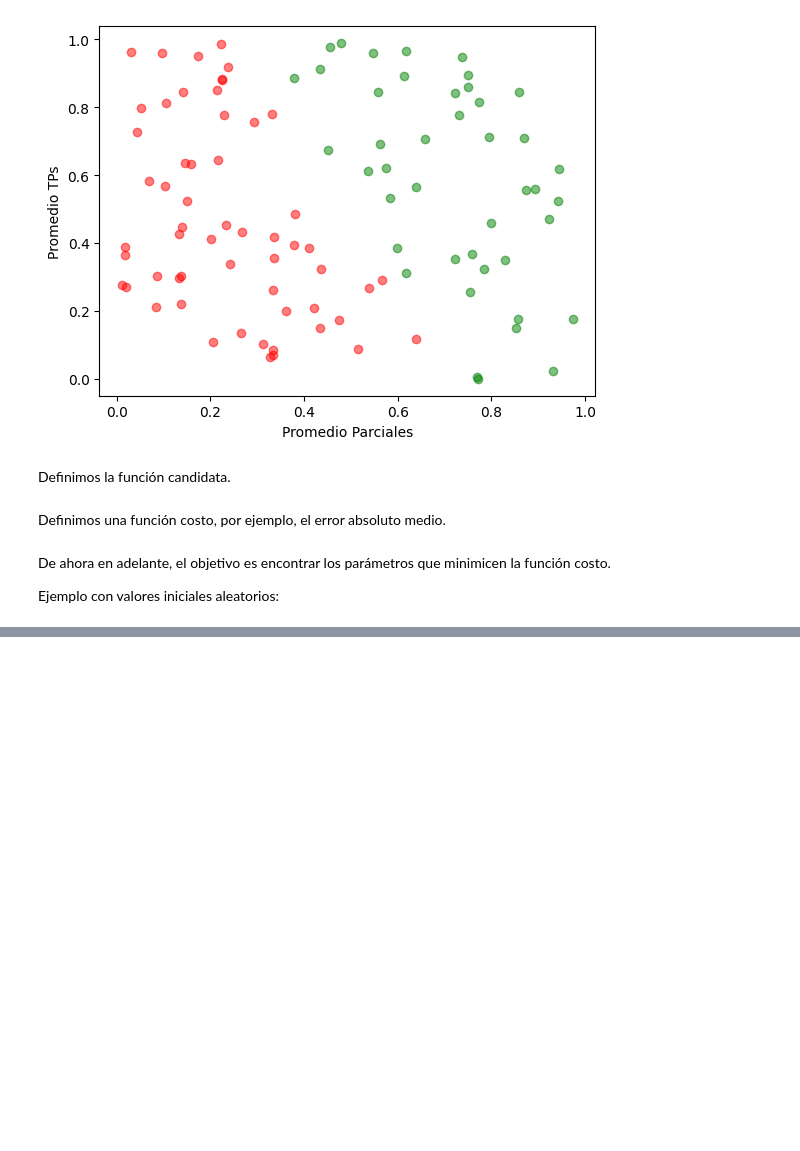
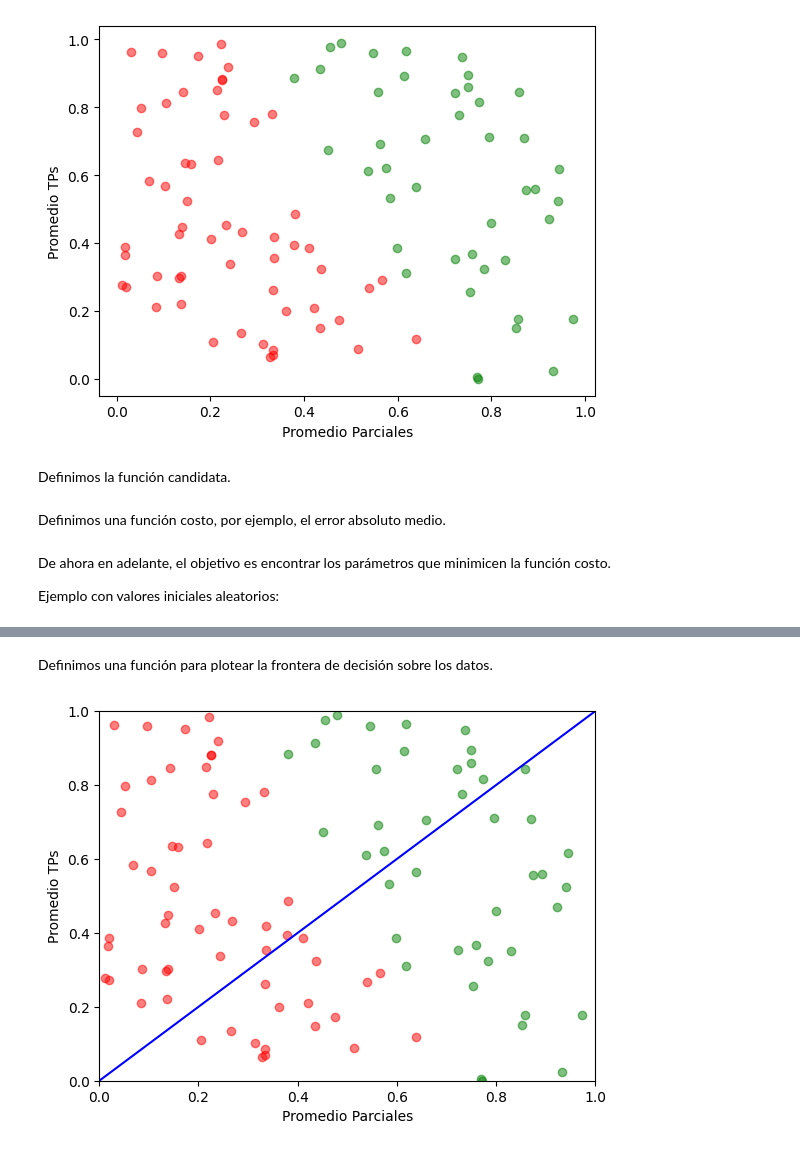
Before and after one commit to MatiMoreyra/aaii-lab1, a Jupyter notebook: lab1.ipynb, the cells around one changed output, grey strips where cells are left out. Saved outputs shown, nothing was run; the diff lists cells and outputs as text; code cells hidden in the pictures; blank space fills up the shorter version.

```diff
--- a/lab1.ipynb
+++ b/lab1.ipynb
@@ -56,9 +60,9 @@ De ahora en adelante, el objetivo es encontrar los parámetros que minimicen la
 Ejemplo con valores iniciales aleatorios:
 # %%
 params = {
-    'w1': 0.7,
-    'w2': -0.7,
-    'b': 1
+    'w1': 1,
+    'w2': -1,
+    'b': 0
 }
 
 y_predicted = perceptron(X1, X2, params)
@@ -68,0 +73,24 @@ Loss: 0.57
+# %% [markdown]
+Definimos una función para plotear la frontera de decisión sobre los datos.
+# %%
+def plot_results(X1, X2, Y, params):
+    plt.scatter(X1[Y == 0], X2[Y == 0], color='red', alpha=0.5)
+    plt.scatter(X1[Y == 1], X2[Y == 1], color='green', alpha=0.5)
+
+    plt.xlabel('Promedio Parciales')
+    plt.ylabel('Promedio TPs')
+
+    x1 = np.linspace(0, 1, 100)
+    x2 = (-params['w1'] * x1 - params['b']) / params['w2']
+    plt.plot(x1, x2, color='blue')
+
+    # Limit the ranges from 0 to 1
+
+    plt.xlim(0, 1)
+    plt.ylim(0, 1)
+
+    plt.show()
+
+plot_results(X1, X2, Y, params)
+# %% [output]
+[figure, added]
```
Also changed, not shown: parts of 9 cells of this notebook.
